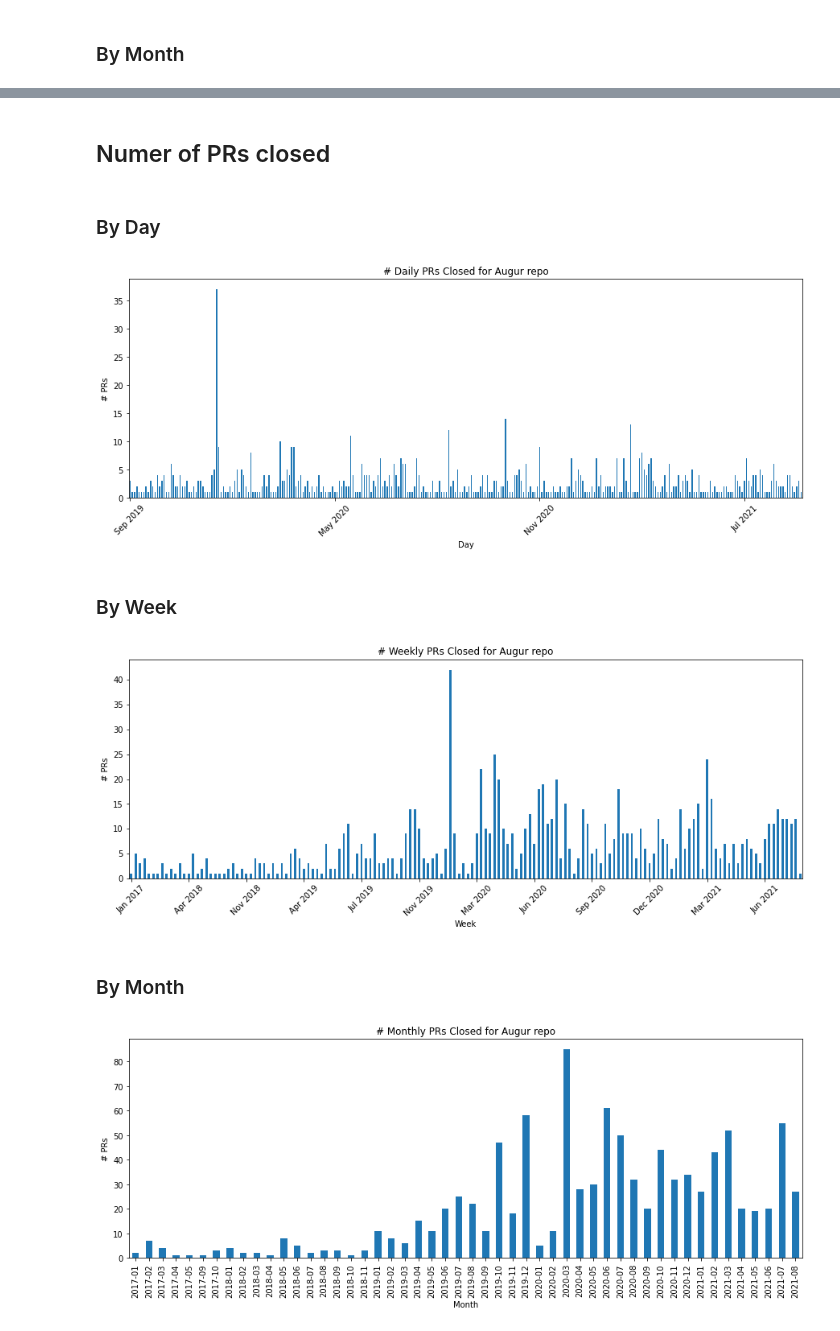
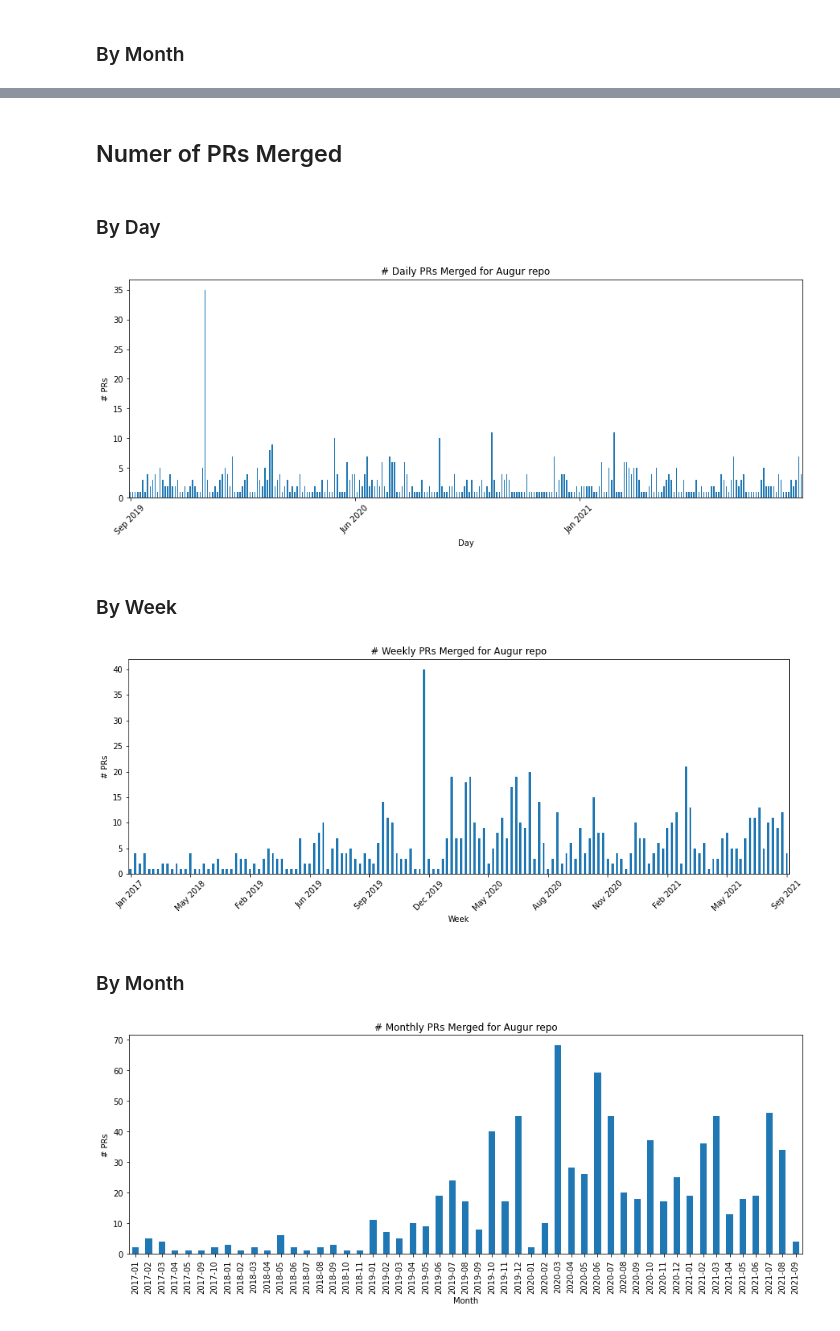
Before and after one commit to oss-aspen/Rappel, a Jupyter notebook: notebooks/pr_activity.ipynb, the cells around one changed output, grey strips where cells are left out. Cells and saved outputs as stored; diff of their text form; code cells hidden in the pictures.

Commit message:
Update with tracking open PR/Issues over time and merge graphs

```diff
--- a/notebooks/pr_activity.ipynb
+++ b/notebooks/pr_activity.ipynb
@@ -65,6 +67,7 @@ for repo_id in repo_set:
                 SELECT
                     r.repo_name,
 					pr.pull_request_id AS pull_request,
+                    pr.pr_src_number,
 					pr.pr_created_at AS created,
 					pr.pr_closed_at AS closed,
 					pr.pr_merged_at  AS merged
@@ -150,5 +153,5 @@ plt.show()
 # %% [markdown]
-## Numer of PRs closed
+## Numer of PRs Merged
 # %% [markdown]
 ### By Day
 # %%
@@ -157,16 +160,16 @@ df_pr_closed_daily = df_pr_closed_daily['closed'].groupby(df_pr_closed_daily.clo
 # %%
-df_pr_closed_daily.plot.bar()
+df_pr_merged_daily.plot.bar()
 
 plt.xlabel("Day")
 plt.ylabel("# PRs")
 locs, labels = plt.xticks()
 N = 90
-plt.xticks(locs[::N], df_pr_closed_daily.index[::N].strftime('%b %Y'))
+plt.xticks(locs[::N], df_pr_merged_daily.index[::N].strftime('%b %Y'))
 plt.xticks(rotation=45)
-plt.title("# Daily PRs Closed for "+repo_focus.capitalize() +" repo")
+plt.title("# Daily PRs Merged for "+repo_focus.capitalize() +" repo")
 plt.show()
 # %% [output]
-[figure, old version]
+[figure, new version]
 # %% [markdown]
 ### By Week
 # %%
@@ -174,26 +177,26 @@ df_pr_closed_weekly = df_pr_focus['closed'].groupby(df_pr_focus.closed.dt.to_per
 # %%
-df_pr_closed_weekly.plot.bar()
+df_pr_merged_weekly.plot.bar()
 
 plt.xlabel("Week")
 locs, labels = plt.xticks()
 N = 13
-plt.xticks(locs[::N], df_pr_closed_weekly.index[::N].strftime('%b %Y'))
+plt.xticks(locs[::N], df_pr_merged_weekly.index[::N].strftime('%b %Y'))
 plt.xticks(rotation=45)
 plt.ylabel("# PRs")
-plt.title("# Weekly PRs Closed for "+repo_focus.capitalize() +" repo")
+plt.title("# Weekly PRs Merged for "+repo_focus.capitalize() +" repo")
 plt.show()
 # %% [output]
-[figure, old version]
+[figure, new version]
 # %% [markdown]
 ### By Month
 # %%
-df_pr_closed_monthly = df_pr_focus['closed'].groupby(df_pr_focus.closed.dt.to_period("M")).agg('count')
+df_pr_merged_monthly = df_pr_focus['merged'].groupby(df_pr_focus.merged.dt.to_period("M")).agg('count')
 # %%
-df_pr_closed_monthly.plot.bar()
+df_pr_merged_monthly.plot.bar()
 
 plt.xlabel("Month")
 plt.ylabel("# PRs")
-plt.title("# Monthly PRs Closed for "+repo_focus.capitalize() +" repo")
+plt.title("# Monthly PRs Merged for "+repo_focus.capitalize() +" repo")
 plt.show()
 # %% [output]
-[figure, old version]
+[figure, new version]
```
Also changed, not shown: parts of 24 cells of this notebook, 1 other file.
